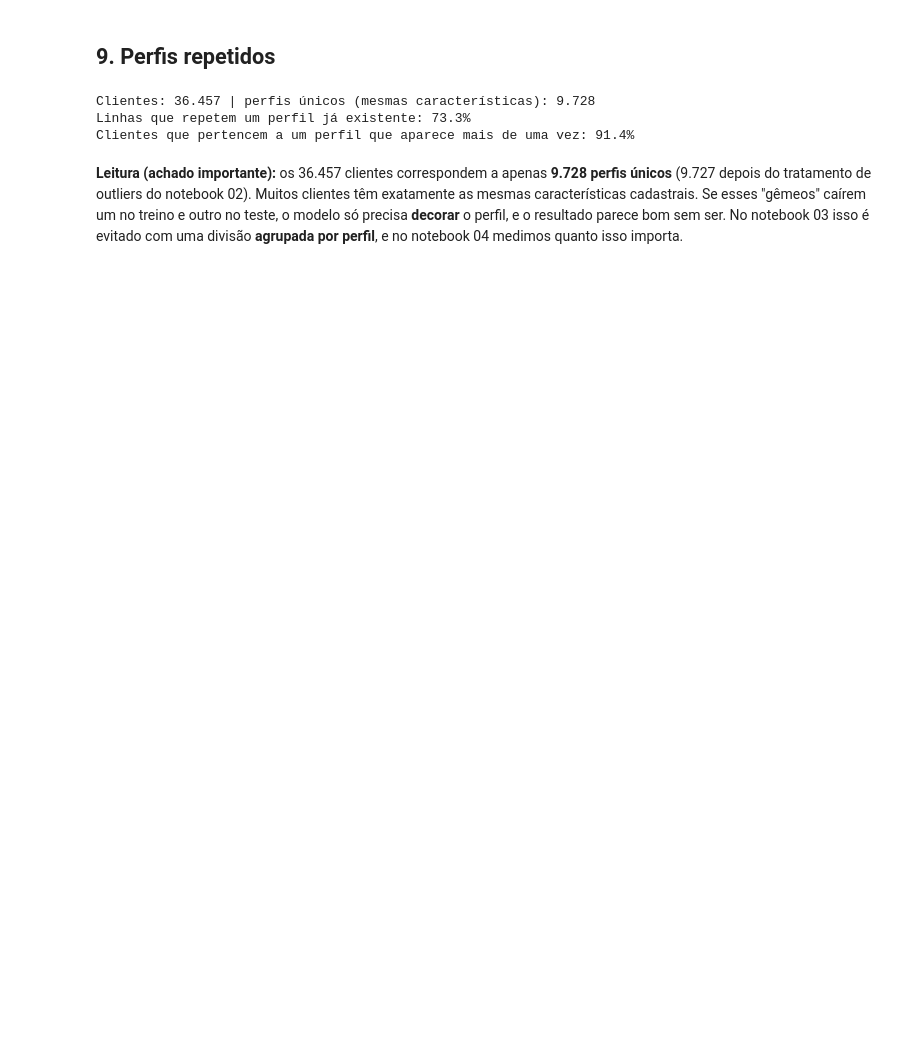
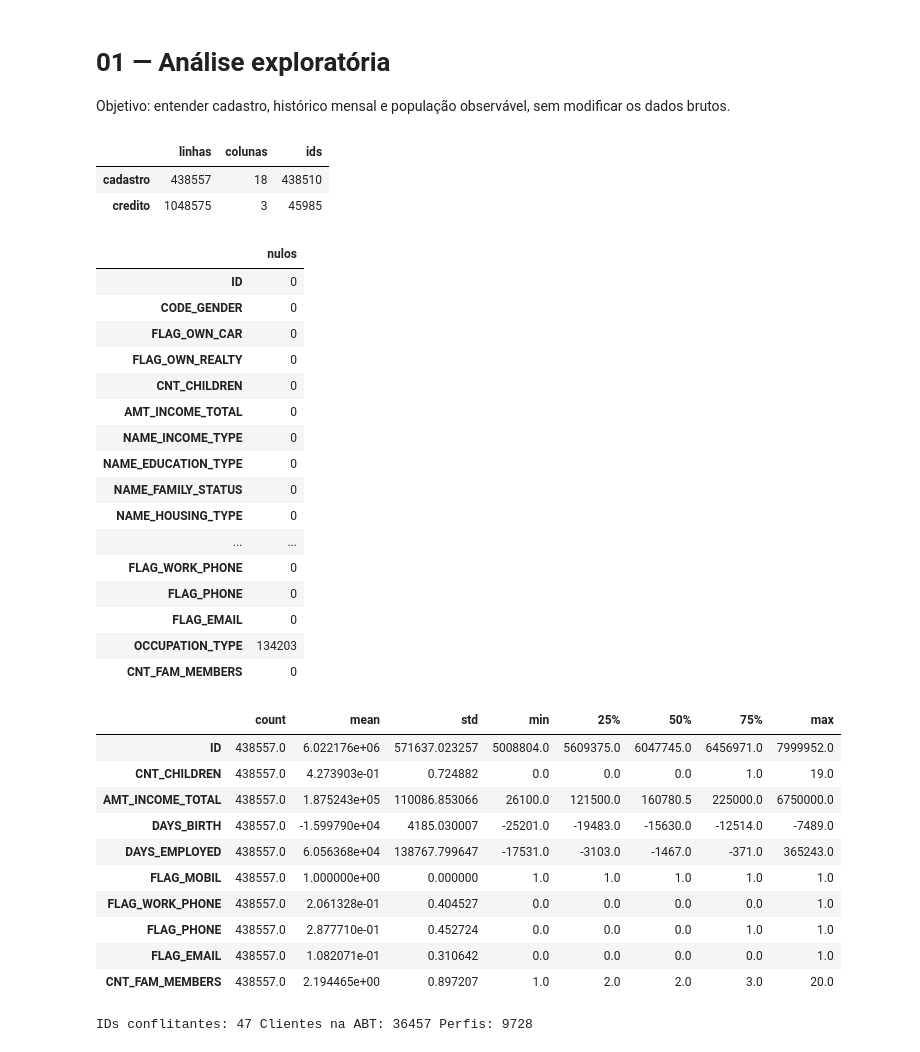
Before and after one commit to gsgabizinha-svg/Trabalho, a Jupyter notebook: 01_eda.ipynb, the cells around one changed output. Drawn from its saved outputs; the diff is of its cells as text; code cells hidden in the pictures; blank space fills up the shorter version.

```diff
--- a/01_eda.ipynb
+++ b/01_eda.ipynb
@@ -296,15 +0,0 @@ Traduzindo: **as diferenças existem, mas são pequenas demais para identificar
-# %% [markdown]
-## 9. Perfis repetidos
-# %%
-feat = [c_ for c_ in base.columns if c_ not in ("ID", "TARGET")]
-unicos = base.drop_duplicates(feat)
-print(f"Clientes: {len(base):,} | perfis únicos (mesmas características): {len(unicos):,}".replace(",", "."))
-print(f"Linhas que repetem um perfil já existente: {1 - len(unicos)/len(base):.1%}")
-print(f"Clientes que pertencem a um perfil que aparece mais de uma vez: {base.duplicated(feat, keep=False).mean():.1%}")
-# %% [output]
-Clientes: 36.457 | perfis únicos (mesmas características): 9.728
-Linhas que repetem um perfil já existente: 73.3%
-Clientes que pertencem a um perfil que aparece mais de uma vez: 91.4%
-# %% [markdown]
-**Leitura (achado importante):** os 36.457 clientes correspondem a apenas **9.728 perfis únicos** (9.727 depois do tratamento de outliers do notebook 02). Muitos clientes têm exatamente as mesmas características cadastrais. Se esses "gêmeos" caírem um no treino e outro no teste, o modelo só precisa **decorar** o perfil,
-e o resultado parece bom sem ser. No notebook 03 isso é evitado com uma divisão **agrupada por perfil**, e no notebook 04 medimos quanto isso importa.
@@ -310,0 +21,43 @@ e o resultado parece bom sem ser. No notebook 03 isso é evitado com uma divisã
+# %% [markdown]
+# 01 — Análise exploratória
+Objetivo: entender cadastro, histórico mensal e população observável, sem modificar os dados brutos.
+# %%
+a,c=load(ROOT)
+d,t,conflicts=prepare(a,c)
+display(pd.DataFrame({'linhas':[len(a),len(c)],'colunas':[a.shape[1],c.shape[1]],'ids':[a.ID.nunique(),c.ID.nunique()]},index=['cadastro','credito']))
+display(a.isna().sum().to_frame('nulos'))
+display(a.describe().T)
+print('IDs conflitantes:',len(conflicts),'Clientes na ABT:',len(d),'Perfis:',d.PERFIL_ID.nunique())
+# %% [output]
+|  | linhas | colunas | ids |
+| cadastro | 438557 | 18 | 438510 |
+| credito | 1048575 | 3 | 45985 |
+|  | nulos |
+| ID | 0 |
+| CODE_GENDER | 0 |
+| FLAG_OWN_CAR | 0 |
+| FLAG_OWN_REALTY | 0 |
+| CNT_CHILDREN | 0 |
+| AMT_INCOME_TOTAL | 0 |
+| NAME_INCOME_TYPE | 0 |
+| NAME_EDUCATION_TYPE | 0 |
+| NAME_FAMILY_STATUS | 0 |
+| NAME_HOUSING_TYPE | 0 |
+| ... | ... |
+| FLAG_WORK_PHONE | 0 |
+| FLAG_PHONE | 0 |
+| FLAG_EMAIL | 0 |
+| OCCUPATION_TYPE | 134203 |
+| CNT_FAM_MEMBERS | 0 |
+|  | count | mean | std | min | 25% | 50% | 75% | max |
+| ID | 438557.0 | 6.022176e+06 | 571637.023257 | 5008804.0 | 5609375.0 | 6047745.0 | 6456971.0 | 7999952.0 |
+| CNT_CHILDREN | 438557.0 | 4.273903e-01 | 0.724882 | 0.0 | 0.0 | 0.0 | 1.0 | 19.0 |
+| AMT_INCOME_TOTAL | 438557.0 | 1.875243e+05 | 110086.853066 | 26100.0 | 121500.0 | 160780.5 | 225000.0 | 6750000.0 |
+| DAYS_BIRTH | 438557.0 | -1.599790e+04 | 4185.030007 | -25201.0 | -19483.0 | -15630.0 | -12514.0 | -7489.0 |
+| DAYS_EMPLOYED | 438557.0 | 6.056368e+04 | 138767.799647 | -17531.0 | -3103.0 | -1467.0 | -371.0 | 365243.0 |
+| FLAG_MOBIL | 438557.0 | 1.000000e+00 | 0.000000 | 1.0 | 1.0 | 1.0 | 1.0 | 1.0 |
+| FLAG_WORK_PHONE | 438557.0 | 2.061328e-01 | 0.404527 | 0.0 | 0.0 | 0.0 | 0.0 | 1.0 |
+| FLAG_PHONE | 438557.0 | 2.877710e-01 | 0.452724 | 0.0 | 0.0 | 0.0 | 1.0 | 1.0 |
+| FLAG_EMAIL | 438557.0 | 1.082071e-01 | 0.310642 | 0.0 | 0.0 | 0.0 | 0.0 | 1.0 |
+| CNT_FAM_MEMBERS | 438557.0 | 2.194465e+00 | 0.897207 | 1.0 | 2.0 | 2.0 | 3.0 | 20.0 |
+IDs conflitantes: 47 Clientes na ABT: 36457 Perfis: 9728
```
Also changed, not shown: parts of 37 cells of this notebook, 3 other files.
